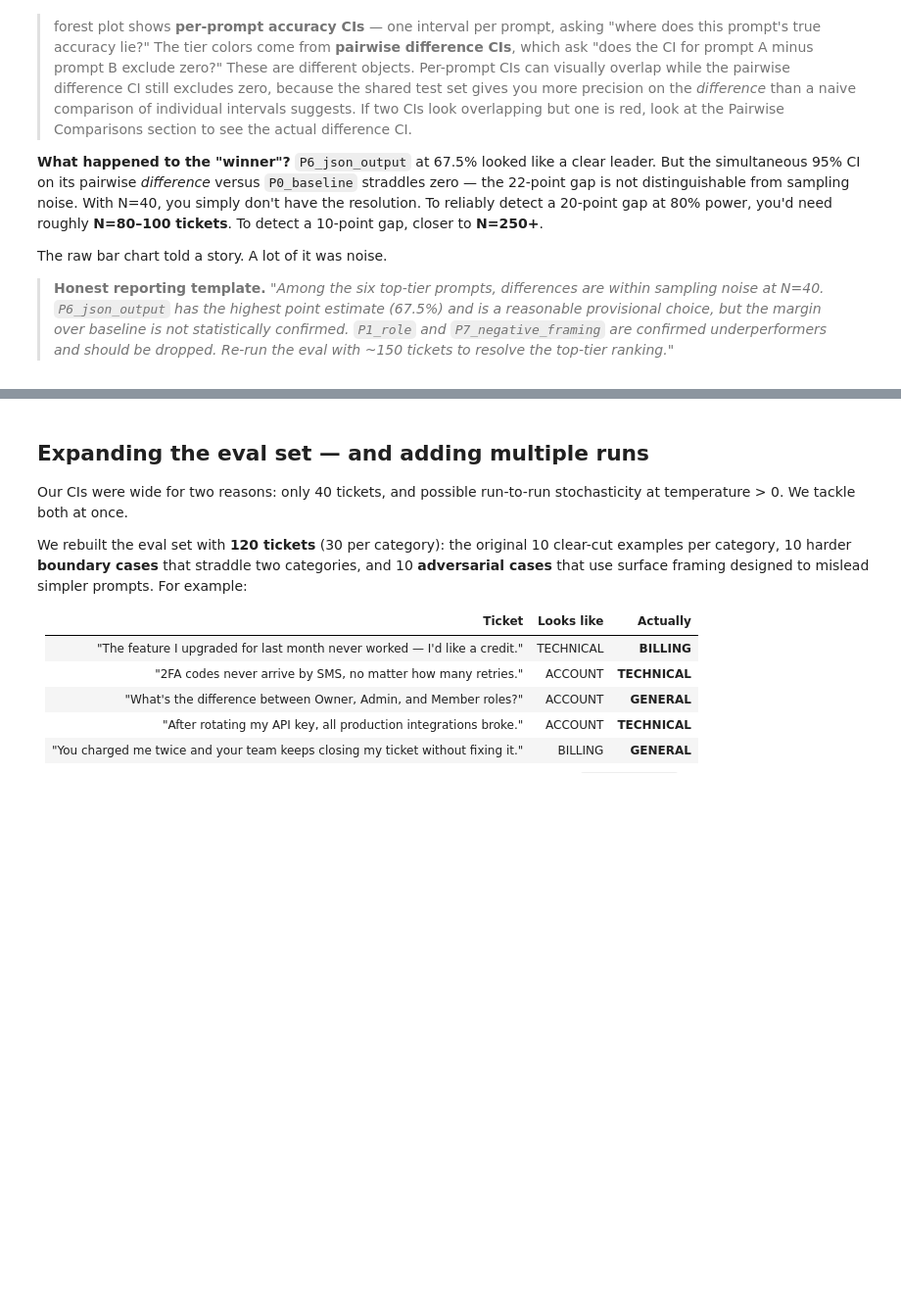
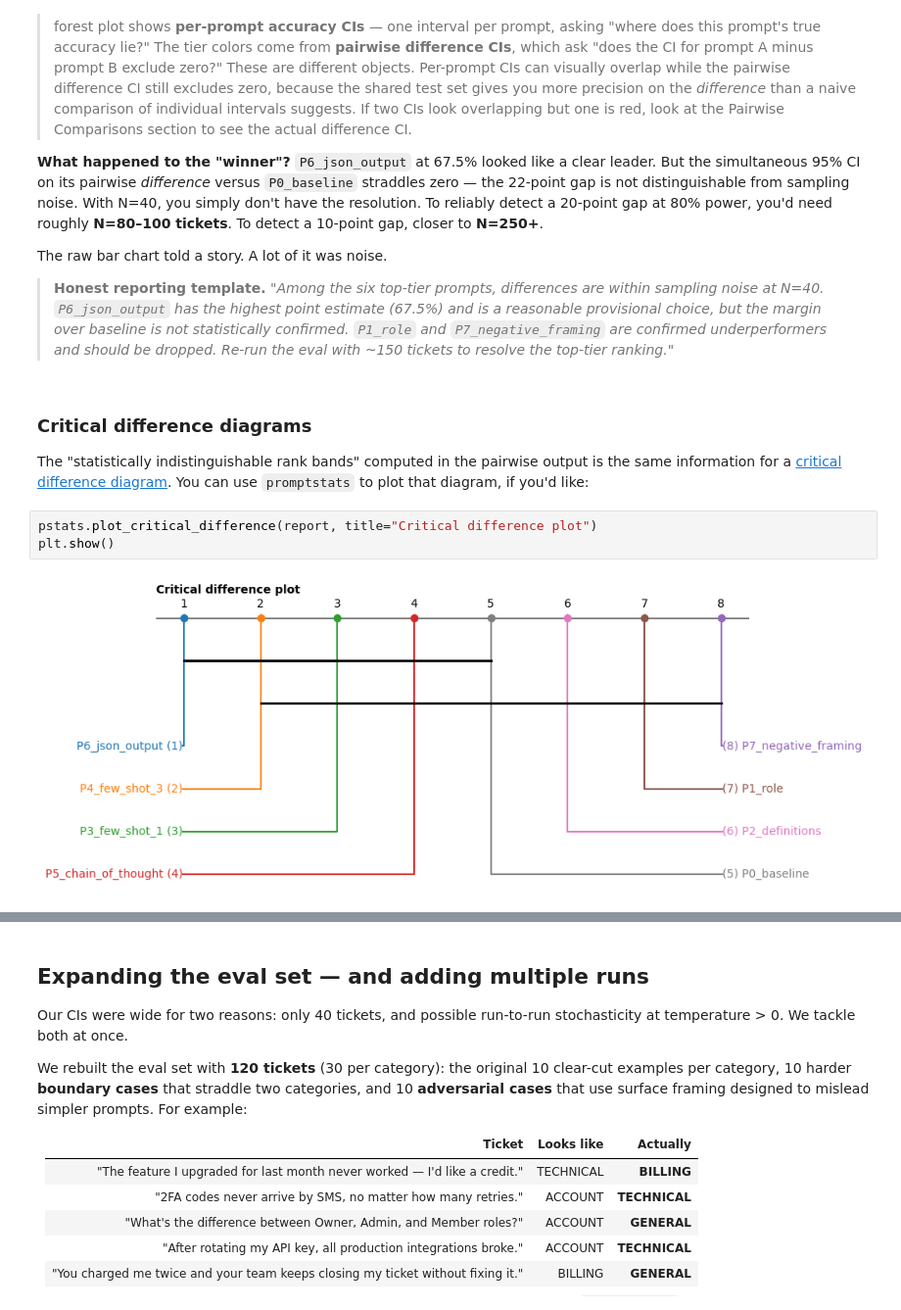
Before and after one commit to ianarawjo/evalstats, a Jupyter notebook: website/notebooks/best-prompt.ipynb, the cells around one changed output, grey strips where cells are left out. Shown at 98% size. Cells and saved outputs as stored; diff of their text form; blank space fills up the shorter version.

```diff
--- a/website/notebooks/best-prompt.ipynb
+++ b/website/notebooks/best-prompt.ipynb
@@ -199,3 +200,11 @@ The executive summary groups prompts into **tiers** based on which simultaneous
 The raw bar chart told a story. A lot of it was noise.
 
 > **Honest reporting template.** *"Among the six top-tier prompts, differences are within sampling noise at N=40. `P6_json_output` has the highest point estimate (67.5%) and is a reasonable provisional choice, but the margin over baseline is not statistically confirmed. `P1_role` and `P7_negative_framing` are confirmed underperformers and should be dropped. Re-run the eval with ~150 tickets to resolve the top-tier ranking."*
+# %% [markdown]
+### Critical difference diagrams
+The "statistically indistinguishable rank bands" computed in the pairwise output is the same information for a [critical difference diagram](https://github.com/hfawaz/cd-diagram). You can use `promptstats` to plot that diagram, if you'd like:
+# %%
+pstats.plot_critical_difference(report, title="Critical difference plot")
+plt.show()
+# %% [output]
+[figure, added]
```
Also changed, not shown: parts of 5 cells of this notebook, 8 other files.
